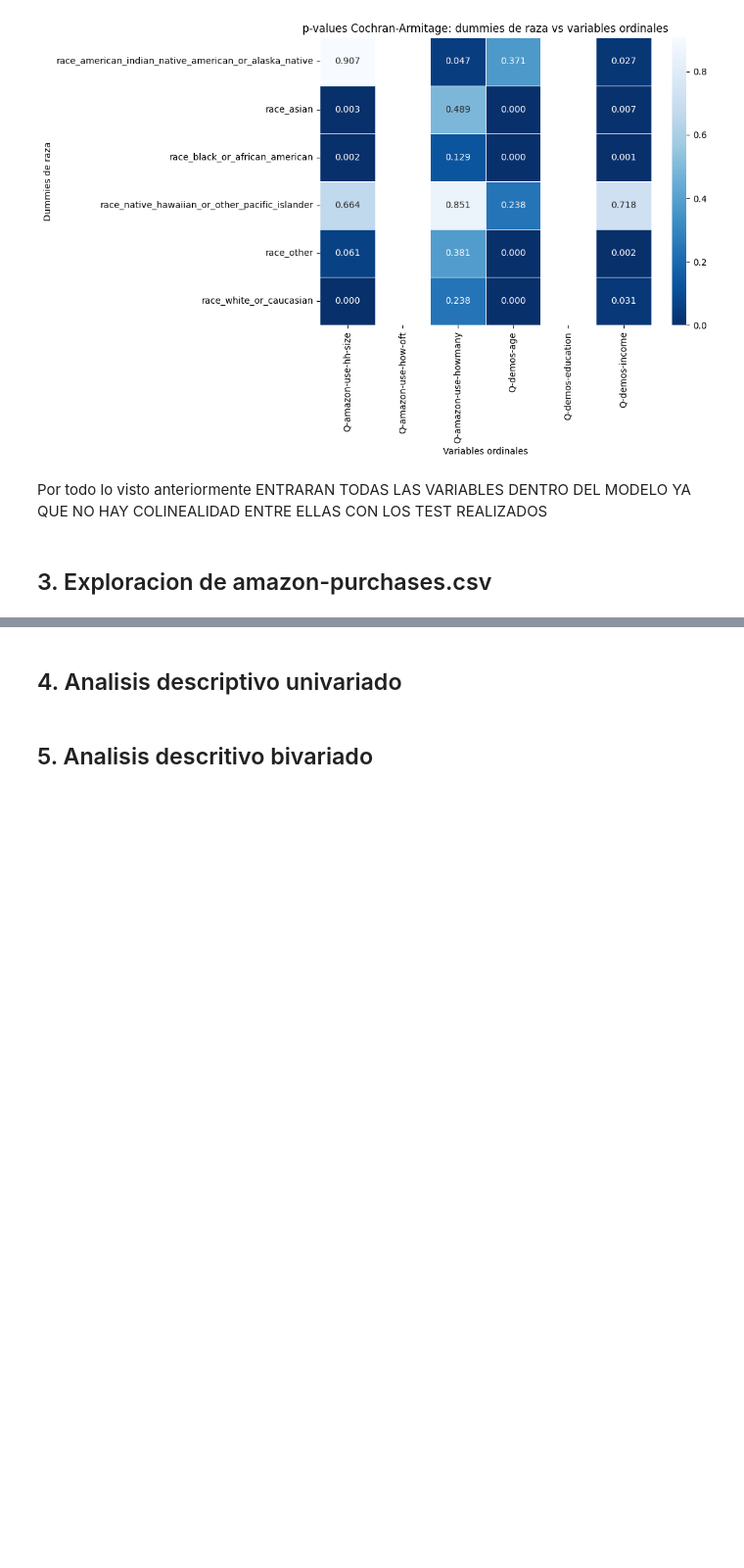
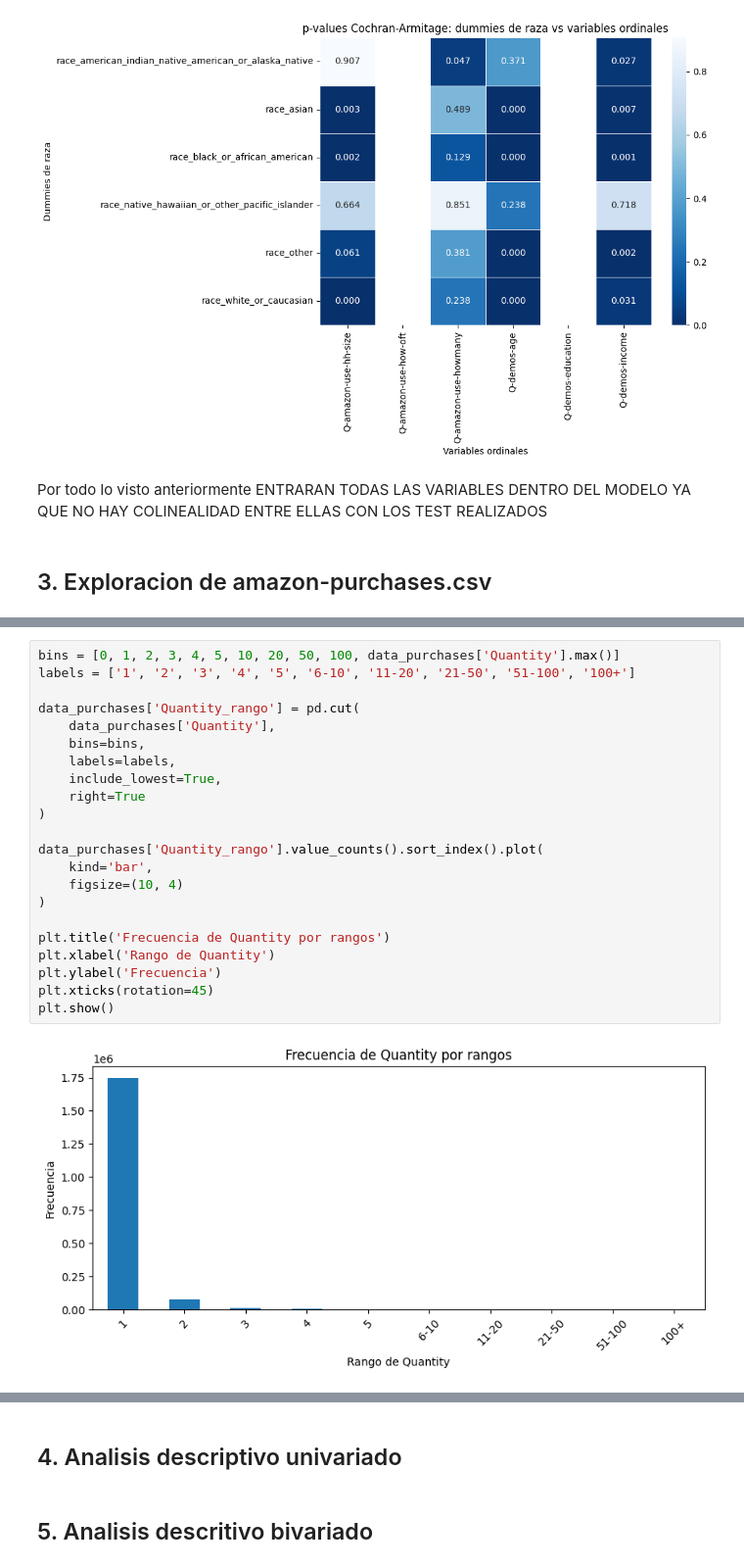
Before and after one commit to Th-msc-data-2026-ujav/Segmentacion-de-clientes-Samsung-SioW-SoW-y-Pow, a Jupyter notebook: analisis exploratorio/analisis_exploratorio.ipynb, the cells around one changed output, grey strips where cells are left out. Shown at 98% size. Saved outputs shown, nothing was run; the diff lists cells and outputs as text; blank space fills up the shorter version.

```diff
--- a/analisis exploratorio/analisis_exploratorio.ipynb
+++ b/analisis exploratorio/analisis_exploratorio.ipynb
@@ -912,0 +954,24 @@ Por todo lo visto anteriormente ENTRARAN TODAS LAS VARIABLES DENTRO DEL MODELO Y
+# %%
+bins = [0, 1, 2, 3, 4, 5, 10, 20, 50, 100, data_purchases['Quantity'].max()]
+labels = ['1', '2', '3', '4', '5', '6-10', '11-20', '21-50', '51-100', '100+']
+
+data_purchases['Quantity_rango'] = pd.cut(
+    data_purchases['Quantity'],
+    bins=bins,
+    labels=labels,
+    include_lowest=True,
+    right=True
+)
+
+data_purchases['Quantity_rango'].value_counts().sort_index().plot(
+    kind='bar',
+    figsize=(10, 4)
+)
+
+plt.title('Frecuencia de Quantity por rangos')
+plt.xlabel('Rango de Quantity')
+plt.ylabel('Frecuencia')
+plt.xticks(rotation=45)
+plt.show()
+# %% [output]
+[figure, added]
```
Also changed, not shown: parts of 10 cells of this notebook.
